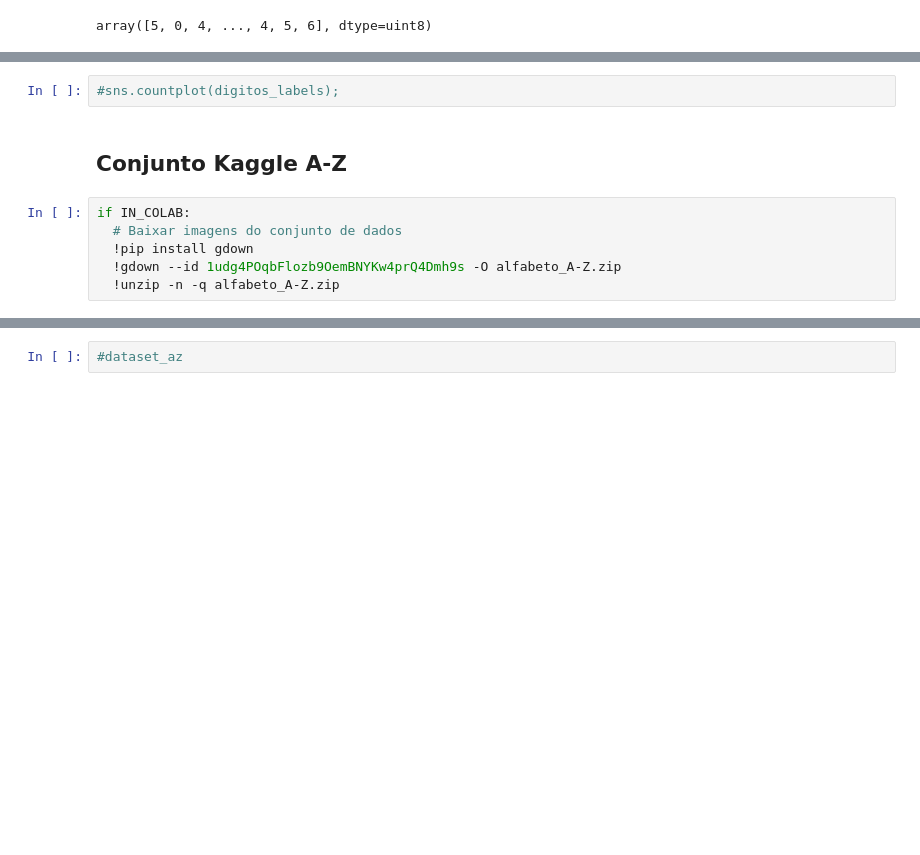
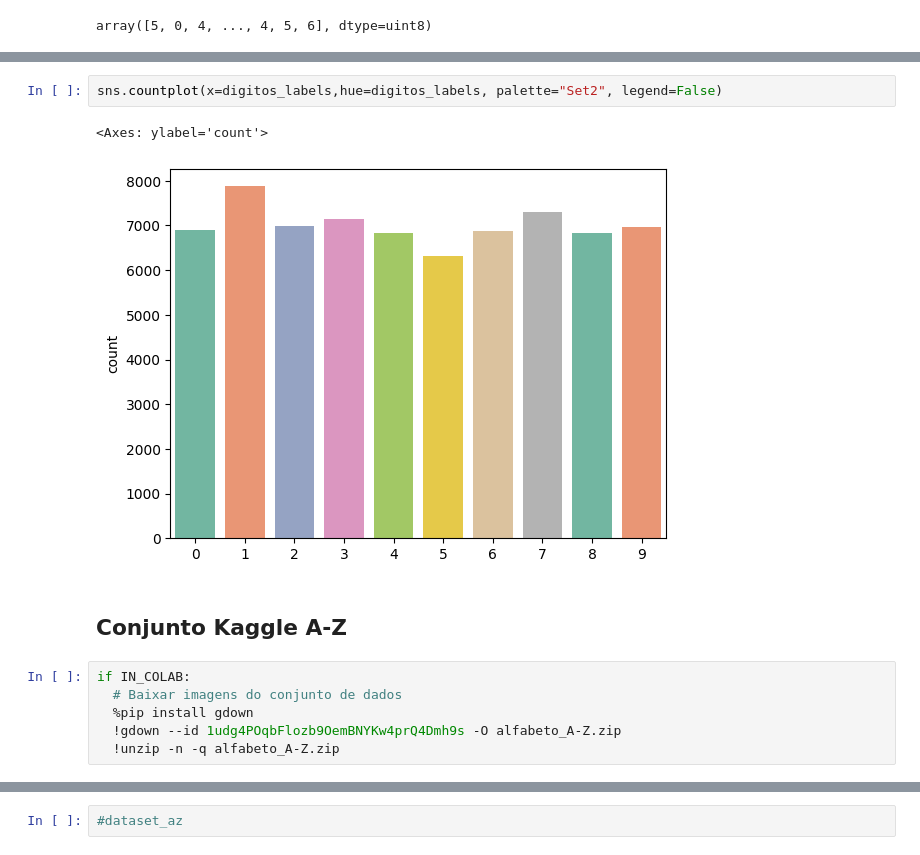
Before and after one commit to fabiobento/ocr-sis-emb-2024-2, a Jupyter notebook: 4-OCR_Reconhecimento_de_texto_manuscrito_Treinamento_do_modelo.ipynb, the cells around one changed output, grey strips where cells are left out. Saved outputs shown, nothing was run; the diff lists cells and outputs as text; blank space fills up the shorter version.

```diff
--- a/4-OCR_Reconhecimento_de_texto_manuscrito_Treinamento_do_modelo.ipynb
+++ b/4-OCR_Reconhecimento_de_texto_manuscrito_Treinamento_do_modelo.ipynb
@@ -117,10 +126,13 @@ plt.title('Classe: ' + str(digitos_labels[indice]));
-# %%
-#sns.countplot(digitos_labels);
+# %%
+sns.countplot(x=digitos_labels,hue=digitos_labels, palette="Set2", legend=False)
+# %% [output]
+<Axes: ylabel='count'>
+[figure, added]
 # %% [markdown]
 ## Conjunto Kaggle A-Z
 # %%
 if IN_COLAB:
   # Baixar imagens do conjunto de dados
-  !pip install gdown
+  %pip install gdown
   !gdown --id 1udg4POqbFlozb9OemBNYKw4prQ4Dmh9s -O alfabeto_A-Z.zip
   !unzip -n -q alfabeto_A-Z.zip
```
Also changed, not shown: parts of 76 cells of this notebook.
